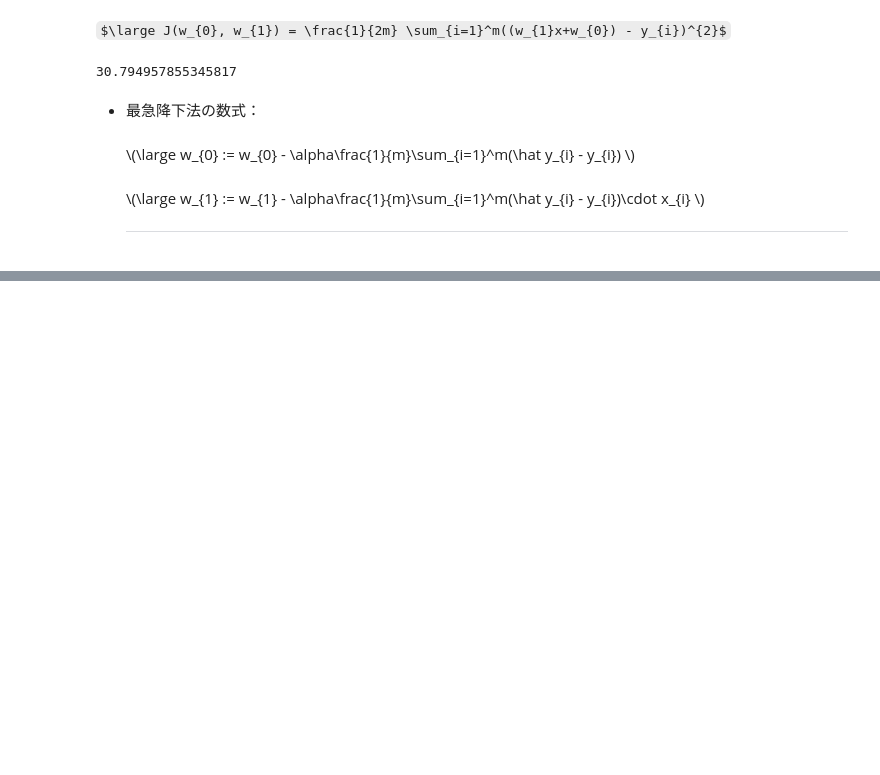
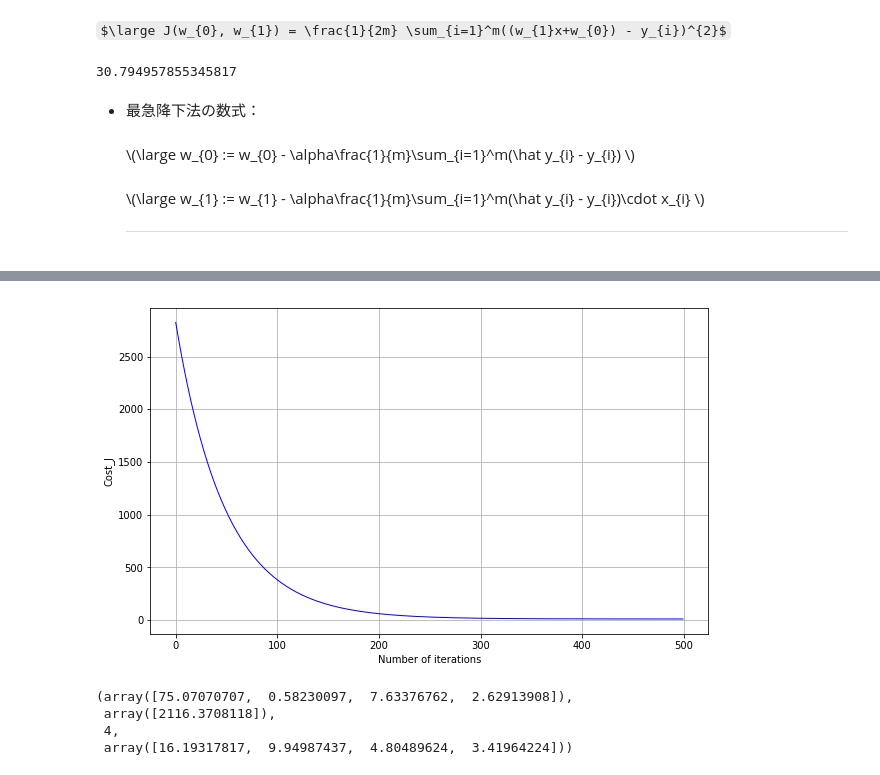
Before and after one commit to qqinxl2015/machine-learning-basic, a Jupyter notebook: Coursera-AndrewNg-MachineLearning/machine-learning-ex1/ex1.ipynb, the cells around one changed output, grey strips where cells are left out. Cells and saved outputs as stored; diff of their text form; code cells hidden in the pictures; some formulas as TeX source; blank space fills up the shorter version.

```diff
--- a/Coursera-AndrewNg-MachineLearning/machine-learning-ex1/ex1.ipynb
+++ b/Coursera-AndrewNg-MachineLearning/machine-learning-ex1/ex1.ipynb
@@ -151,0 +249,3 @@ $\begin{align*} & \text{repeat until convergence:} \; \lbrace \newline \; & \the
+# %%
+X_padded = np.column_stack((np.ones((len(Y),1)), X_norm))
+X_padded[0:5,:]
@@ -151,0 +258,14 @@ $\begin{align*} & \text{repeat until convergence:} \; \lbrace \newline \; & \the
+# %%
+def cost2(X, Y, W):
+    m = len(Y)
+    J = 0
+    #y_h = X.dot(weightW
+    y_h = np.dot(X, W)
+    #y_shaped = np.transpose([Y])
+    y_shaped = Y.reshape(m,1)
+    #diff = np.power((y_h - y_shaped), 2)
+    #J = (1.0/(2*m))* diff.sum(axis=0)
+    delta= np.dot((y_h - y_shaped).T, (y_h - y_shaped))
+    J = delta /(m * 2)
+    return J
+print(cost2(X_padded, Y, np.array([[20],[10],[5],[-1]])))
@@ -151,0 +278,15 @@ $\begin{align*} & \text{repeat until convergence:} \; \lbrace \newline \; & \the
+# %%
+#最急降下法
+def gradientDescent2(X, Y, W, alpha, iterations):
+    m = len(Y)
+    J_history = np.zeros((iterations, 1))
+
+    for i in range(iterations):
+        W = W - alpha * (1.0/m)* np.transpose(X). dot(X.dot(W) - np.transpose([Y]))
+        J_history[i] = cost2(X,Y, W)
+    return W, J_history
+# %%
+W_int = np.zeros((X.shape[1]+1,1))
+print(W_int)
+W, J_history = gradientDescent2(X_padded, Y , W_int, 0.01, 500)
+print(W)
@@ -152,3 +302,20 @@ $\begin{align*} & \text{repeat until convergence:} \; \lbrace \newline \; & \the
+# %%
+flg = plt.figure()
+plt.plot(range(J_history.size), J_history, "-b", linewidth=1)
+plt.xlabel('Number of iterations')
+plt.ylabel('Cost_J')
+plt.grid(True)
+plt.show()
+# %% [output]
+[figure, added]
+# %%
+#NumPyで解く
+np.linalg.lstsq(np.vstack([np.ones(X_norm.shape[0]), np.vstack(X_norm).T]).T, Y, rcond=None)
+# %% [output]
+(array([75.07070707,  0.58230097,  7.63376762,  2.62913908]),
+ array([2116.3708118]),
+ 4,
+ array([16.19317817,  9.94987437,  4.80489624,  3.41964224]))
 # %% [markdown]
 <b>Normal Equation</b>
 <hr/>
```
Also changed, not shown: parts of 14 cells of this notebook, 2 other files.
